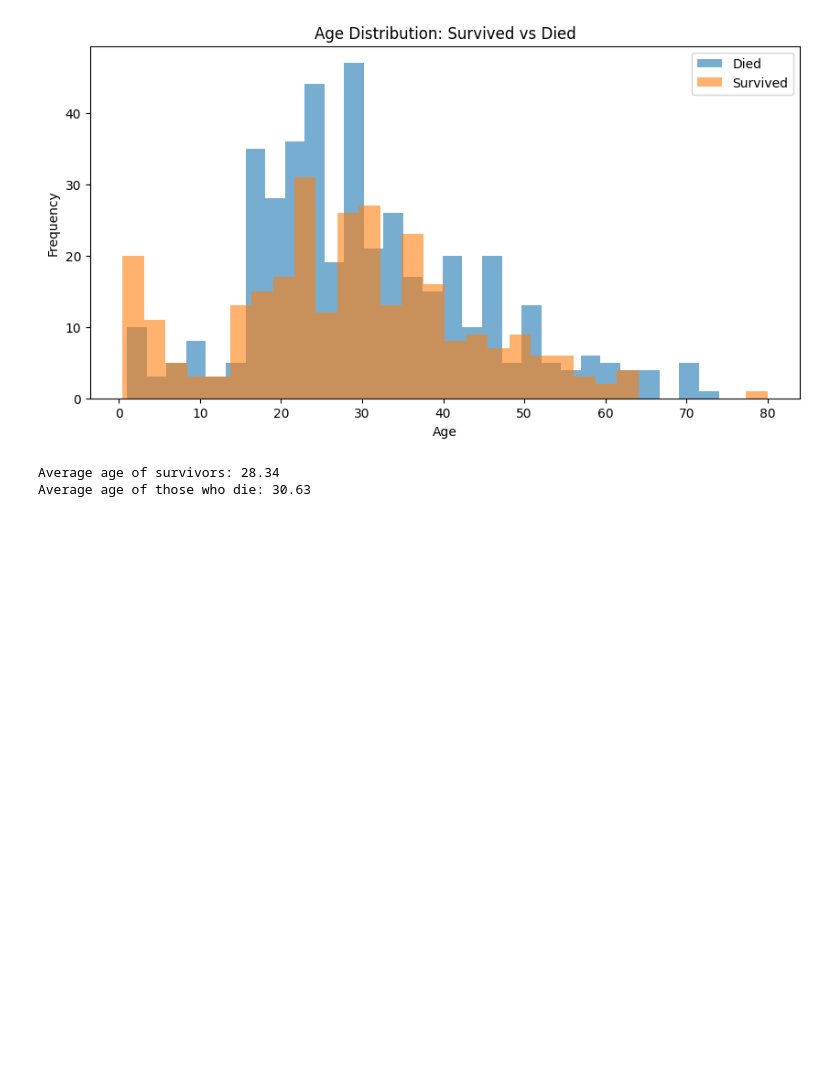
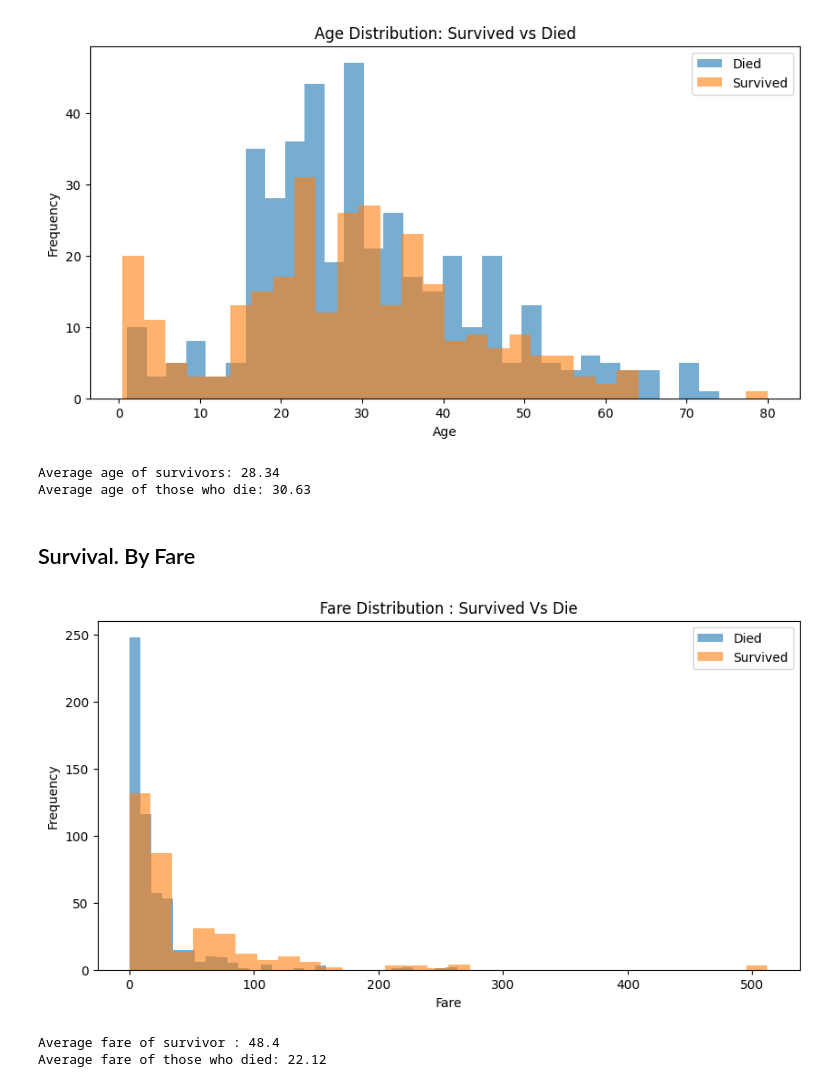
Before and after one commit to gabrielmussafiri/data, a Jupyter notebook: main.ipynb, the cells around one changed output. Drawn from its saved outputs; the diff is of its cells as text; code cells hidden in the pictures; blank space fills up the shorter version.

Commit message:
"EDA complete: survival analysis by all key features"

```diff
--- a/main.ipynb
+++ b/main.ipynb
@@ -126,3 +126,22 @@ print('Average age of those who die:',df[df["Survived"]==0]['Age'].mean().round(
 [figure]
 Average age of survivors: 28.34
 Average age of those who die: 30.63
+# %% [markdown]
+## Survival. By Fare
+# %%
+plt.figure(figsize =(10,5))
+
+df[df['Survived']==0]['Fare'].plot(kind='hist',alpha=0.6 , label='Died',bins=30)
+df[df['Survived']==1]['Fare'].plot(kind='hist',alpha=0.6 , label='Survived',bins=30)
+
+plt.title('Fare Distribution : Survived Vs Die')
+plt.xlabel('Fare')
+plt.legend()
+plt.show()
+
+print('Average fare of survivor :',df[df['Survived']==1]['Fare'].mean().round(2))
+print('Average fare of those who died:' , df[df['Survived']==0]['Fare'].mean().round(2))
+# %% [output]
+[figure, added]
+Average fare of survivor : 48.4
+Average fare of those who died: 22.12
```
Also changed, not shown: parts of 4 cells of this notebook.
